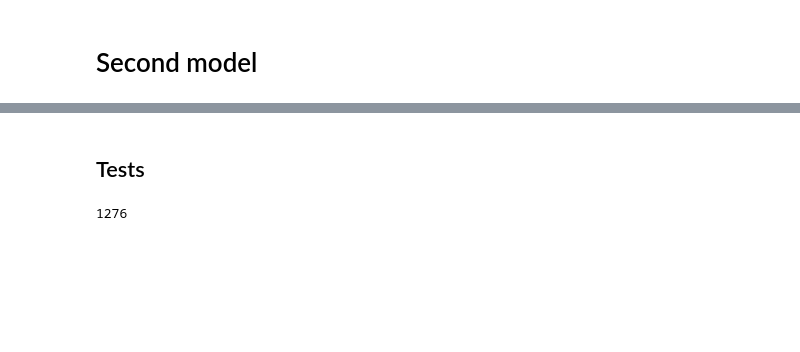
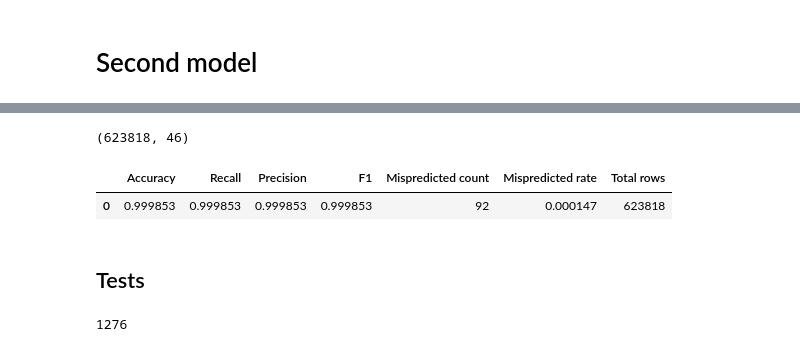
Before and after one commit to mcrayssac/CIC_IoT_Cyber_Attacks, a Jupyter notebook: DoS_model.ipynb, the cells around one changed output, grey strips where cells are left out. Saved outputs shown, nothing was run; the diff lists cells and outputs as text; code cells hidden in the pictures; blank space fills up the shorter version.

```diff
--- a/DoS_model.ipynb
+++ b/DoS_model.ipynb
@@ -211,0 +246,15 @@ pd.DataFrame([[accuracy_score(y_test_encoded, y_pred), recall_score(y_test_encod
+# %%
+simpleModelsDef = [
+    {
+        "Name": "DT",
+        "Model": DecisionTreeClassifier(random_state = 42)
+    },
+    {
+        "Name": "RF",
+        "Model": RandomForestClassifier(random_state = 42)
+    },
+    {
+        "Name": "XGB",
+        "Model": XGBClassifier(random_state = 42)
+    },
+]
@@ -212,2 +306,49 @@ pd.DataFrame([[accuracy_score(y_test_encoded, y_pred), recall_score(y_test_encod
+# %%
+# Define model
+model_path = '.\\DoS_model\\All_classes\\'
+model = joblib.load(model_path + 'model_XGB.joblib')
+
+# Get predicted data
+# df = read_csv_file('after_build_set_scaled.csv', '.\\DoS_model\\')
+# print(len(df))
+# df = df[df['Prediction'] == 'DoS']
+# print(len(df))
+# df.head()
+
+# # Get x, y and z
+# binary_col = df['Binary']
+# del df
+
+try:
+    scaler = joblib.load(model_path+'scaler.joblib')
+    encoder = joblib.load(model_path+'encoder.joblib')
+except:
+    raise Exception("Please, build models first")
+
+# Get prediction
+scaler, encoder, X_test, y_test_encoded, y_pred, z_test = get_prediction_by_model(model, ['after_build_set_scaled.csv'], '.\\DoS_model\\', X_columns, y_column=y_column, z_column='Prediction', filter_bool=True, scale=True, encoder=encoder, scaler=scaler)
+# scaler, encoder, X_test, y_test_encoded, y_pred, z_test = get_prediction_by_model(model, ['dataset77.csv'], '.\\Files\\DoS\\', X_columns, y_column=y_column, z_column=z_column, filter_bool=True, scale=True, encoder=encoder, scaler=scaler)
+print(np.array(X_test).shape)
+
+# Build new dataframe and save it
+new_after_build_set_scaled = pd.DataFrame(X_test, columns=X_columns)
+new_after_build_set_scaled[y_column] = encoder.inverse_transform(y_test_encoded)
+new_after_build_set_scaled['Final Prediction'] = encoder.inverse_transform(y_pred)
+# new_after_build_set_scaled[z_column] = binary_col
+new_after_build_set_scaled['Prediction'] = z_test
+count = len(new_after_build_set_scaled[new_after_build_set_scaled[y_column] != new_after_build_set_scaled['Final Prediction']])
+
+# Get performance
+res = pd.DataFrame([[accuracy_score(y_test_encoded, y_pred), recall_score(y_test_encoded, y_pred, average='weighted'), precision_score(y_test_encoded, y_pred, average='weighted'), f1_score(y_test_encoded, y_pred, average='weighted'), count, count / len(new_after_build_set_scaled),len(new_after_build_set_scaled)]], columns=['Accuracy', 'Recall', 'Precision', 'F1', 'Mispredicted count', 'Mispredicted rate', 'Total rows']).head()
+
+# new_after_build_set_scaled.to_csv('.\\DoS_model\\after_build_set_scaled.csv', index=False)
+
+del new_after_build_set_scaled
+
+res.head()
+# %% [output]
+(623818, 46)
+|  | Accuracy | Recall | Precision | F1 | Mispredicted count | Mispredicted rate | Total rows |
+| 0 | 0.999853 | 0.999853 | 0.999853 | 0.999853 | 92 | 0.000147 | 623818 |
 # %% [markdown]
 ## Tests
```
Also changed, not shown: parts of 19 cells of this notebook, 1 other file.
